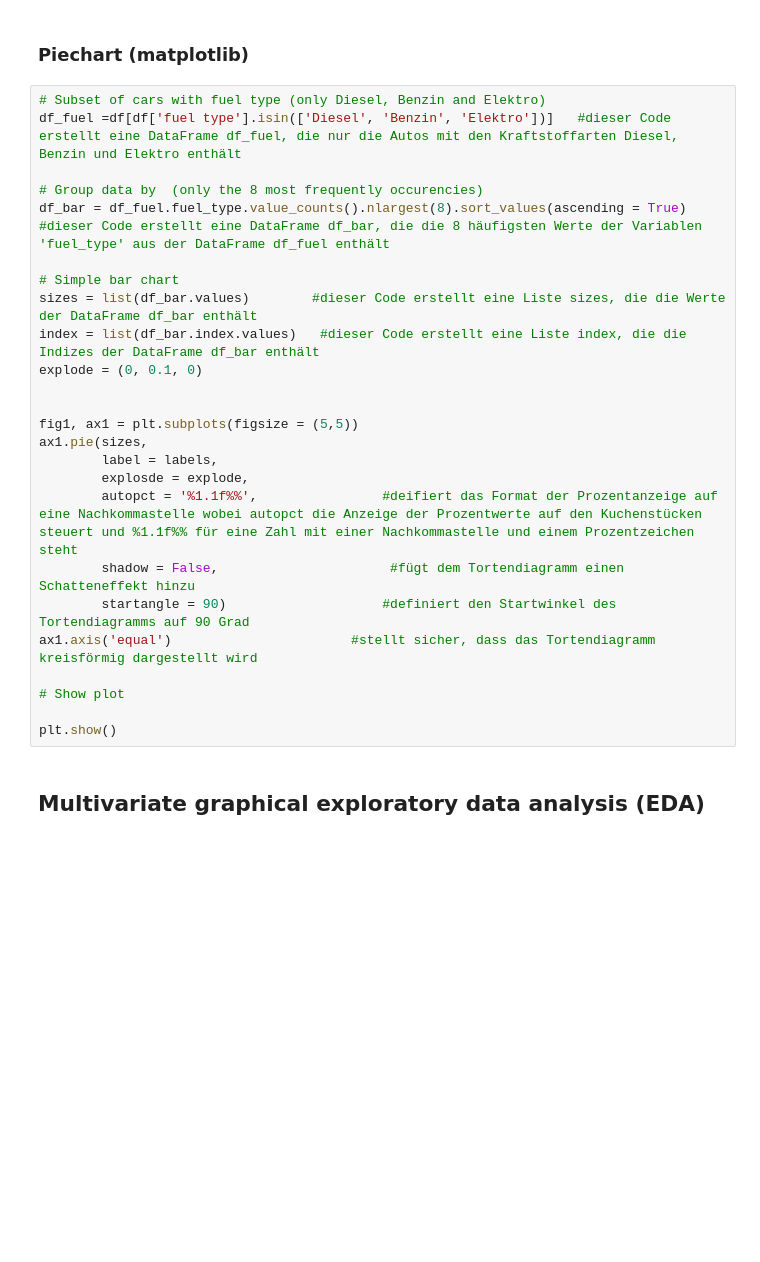
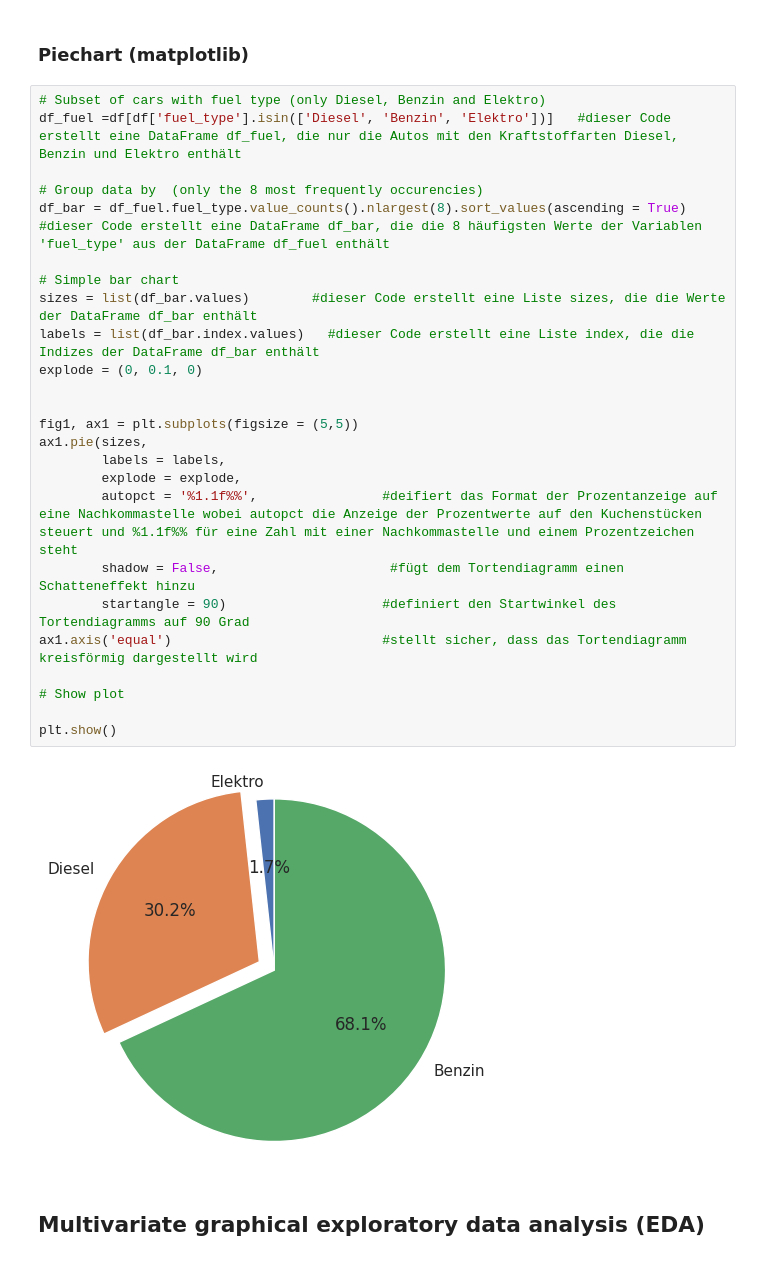
Before and after one commit to migifor-forstmi4/python_exploratory_data_analysis, a Jupyter notebook: exploratory_data_analysis_car_data.ipynb, the cells around one changed output. Saved outputs shown, nothing was run; the diff lists cells and outputs as text; blank space fills up the shorter version.

```diff
--- a/exploratory_data_analysis_car_data.ipynb
+++ b/exploratory_data_analysis_car_data.ipynb
@@ -464,29 +464,31 @@ plt.show()
 ### Piechart (matplotlib)
 # %%
 # Subset of cars with fuel type (only Diesel, Benzin and Elektro)
-df_fuel =df[df['fuel type'].isin(['Diesel', 'Benzin', 'Elektro'])]   #dieser Code erstellt eine DataFrame df_fuel, die nur die Autos mit den Kraftstoffarten Diesel, Benzin und Elektro enthält
+df_fuel =df[df['fuel_type'].isin(['Diesel', 'Benzin', 'Elektro'])]   #dieser Code erstellt eine DataFrame df_fuel, die nur die Autos mit den Kraftstoffarten Diesel, Benzin und Elektro enthält
 
 # Group data by  (only the 8 most frequently occurencies)
 df_bar = df_fuel.fuel_type.value_counts().nlargest(8).sort_values(ascending = True)   #dieser Code erstellt eine DataFrame df_bar, die die 8 häufigsten Werte der Variablen 'fuel_type' aus der DataFrame df_fuel enthält
 
 # Simple bar chart
 sizes = list(df_bar.values)        #dieser Code erstellt eine Liste sizes, die die Werte der DataFrame df_bar enthält
-index = list(df_bar.index.values)   #dieser Code erstellt eine Liste index, die die Indizes der DataFrame df_bar enthält
+labels = list(df_bar.index.values)   #dieser Code erstellt eine Liste index, die die Indizes der DataFrame df_bar enthält
 explode = (0, 0.1, 0)
 
 
 fig1, ax1 = plt.subplots(figsize = (5,5))
 ax1.pie(sizes,
-        label = labels,
-        explosde = explode,
+        labels = labels,
+        explode = explode,
         autopct = '%1.1f%%',                #deifiert das Format der Prozentanzeige auf eine Nachkommastelle wobei autopct die Anzeige der Prozentwerte auf den Kuchenstücken steuert und %1.1f%% für eine Zahl mit einer Nachkommastelle und einem Prozentzeichen steht
         shadow = False,                      #fügt dem Tortendiagramm einen Schatteneffekt hinzu
         startangle = 90)                    #definiert den Startwinkel des Tortendiagramms auf 90 Grad
-ax1.axis('equal')                       #stellt sicher, dass das Tortendiagramm kreisförmig dargestellt wird
+ax1.axis('equal')                           #stellt sicher, dass das Tortendiagramm kreisförmig dargestellt wird
 
 # Show plot
 
 plt.show()
+# %% [output]
+[figure, added]
 # %% [markdown]
 ## Multivariate graphical exploratory data analysis (EDA)
 # %% [markdown]
```
Also changed, not shown: parts of 3 cells of this notebook.
